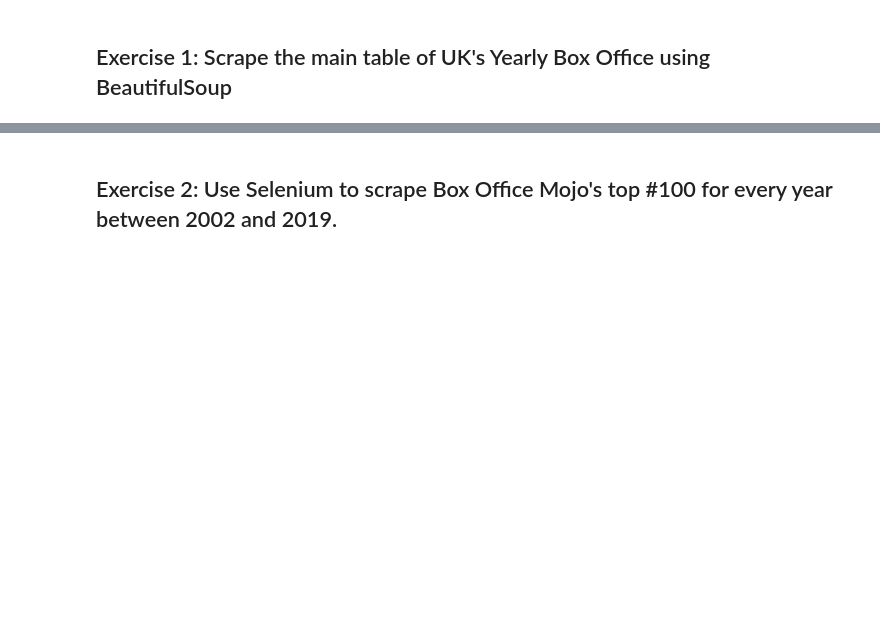
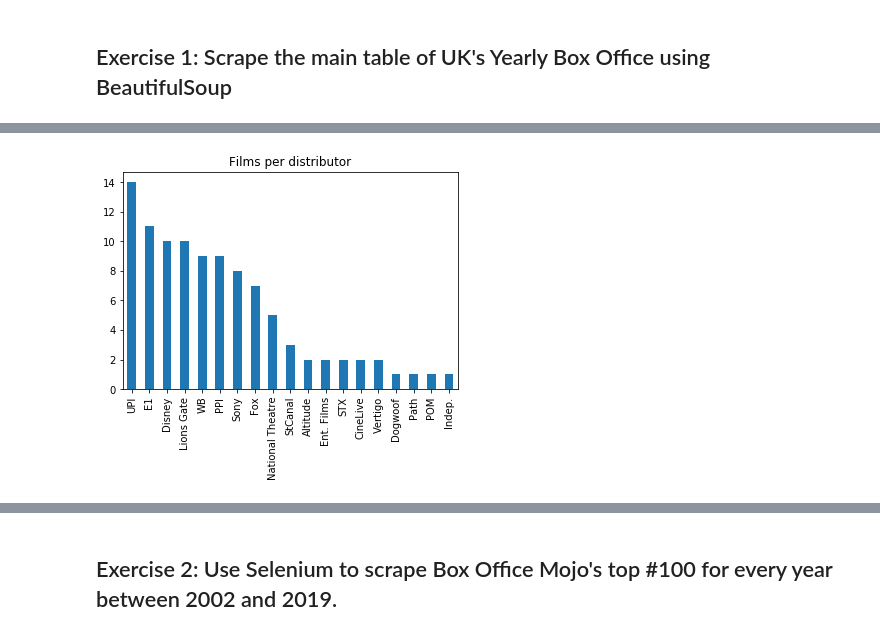
Before and after one commit to nestauk/im-tutorials, a Jupyter notebook: notebooks/Web-Scraping/solutions.ipynb, the cells around one changed output, grey strips where cells are left out. Saved outputs shown, nothing was run; the diff lists cells and outputs as text; code cells hidden in the pictures; blank space fills up the shorter version.

```diff
--- a/notebooks/Web-Scraping/solutions.ipynb
+++ b/notebooks/Web-Scraping/solutions.ipynb
@@ -43,7 +59,13 @@ data.head()
 # %%
 # Q1
-data.Distributor.value_counts().plot(kind='bar', title='Films per distributor')
+(data
+ .Distributor
+ .value_counts()
+ .plot.bar(title='Films per distributor')
+)
 plt.show()
+# %% [output]
+[figure, added]
 # %%
 # Q2
 
```
Also changed, not shown: parts of 9 cells of this notebook, 3 other files.
